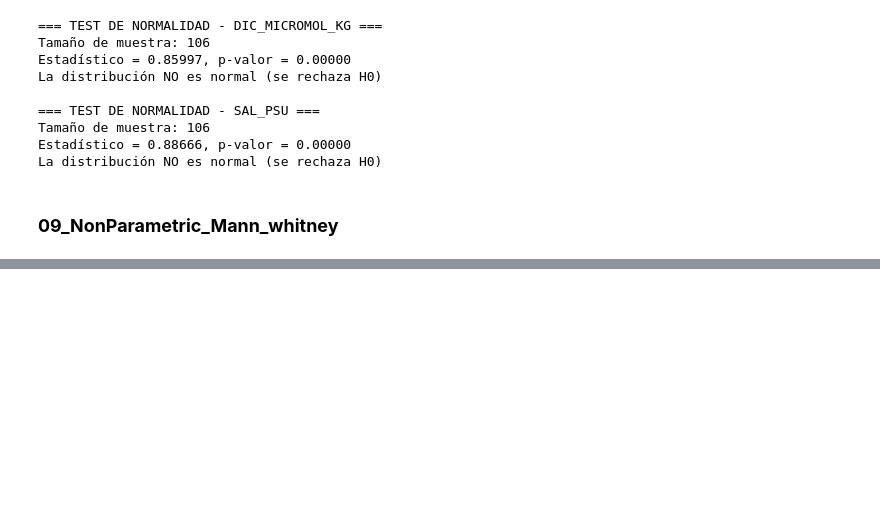
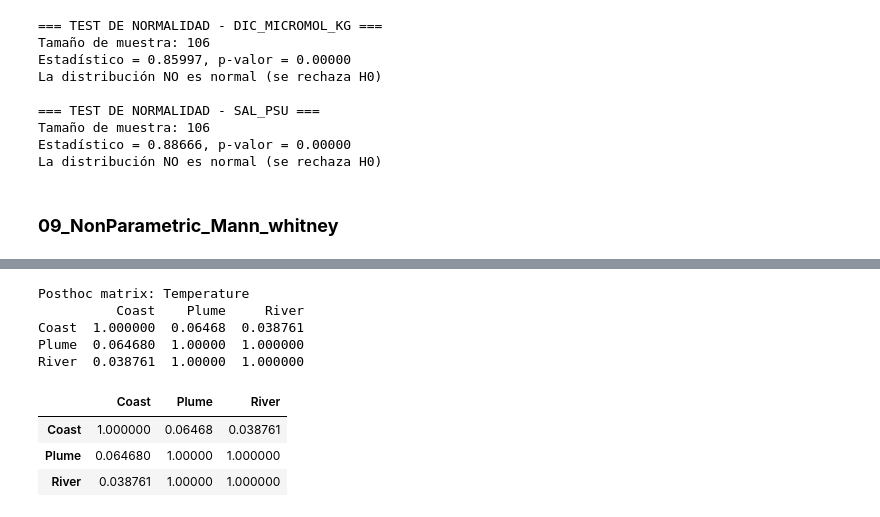
Before and after one commit to omarpiedras/ICMyL-CursoPy, a Jupyter notebook: curso_ejercicios/semana02.ipynb, the cells around one changed output, grey strips where cells are left out. Saved outputs shown, nothing was run; the diff lists cells and outputs as text; code cells hidden in the pictures; blank space fills up the shorter version.

```diff
--- a/curso_ejercicios/semana02.ipynb
+++ b/curso_ejercicios/semana02.ipynb
@@ -385,0 +478,13 @@ plt.show()
+# %%
+print("Posthoc matrix: Temperature ")
+dunn_posthoc(tests10, 'area', 'temp_c')
+# %% [output]
+Posthoc matrix: Temperature
+          Coast    Plume     River
+Coast  1.000000  0.06468  0.038761
+Plume  0.064680  1.00000  1.000000
+River  0.038761  1.00000  1.000000
+|  | Coast | Plume | River |
+| Coast | 1.000000 | 0.06468 | 0.038761 |
+| Plume | 0.064680 | 1.00000 | 1.000000 |
+| River | 0.038761 | 1.00000 | 1.000000 |
```
Also changed, not shown: parts of 20 cells of this notebook, 2 other files.
